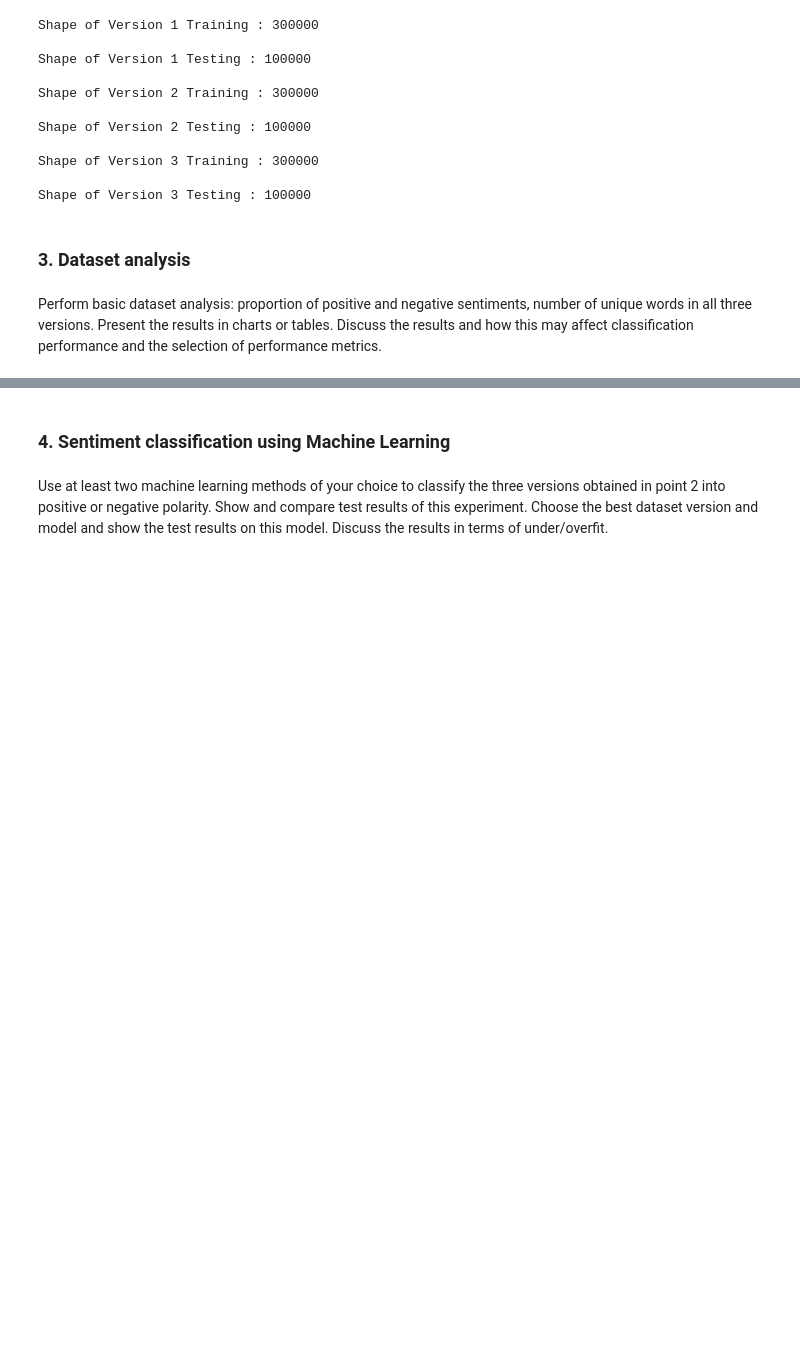
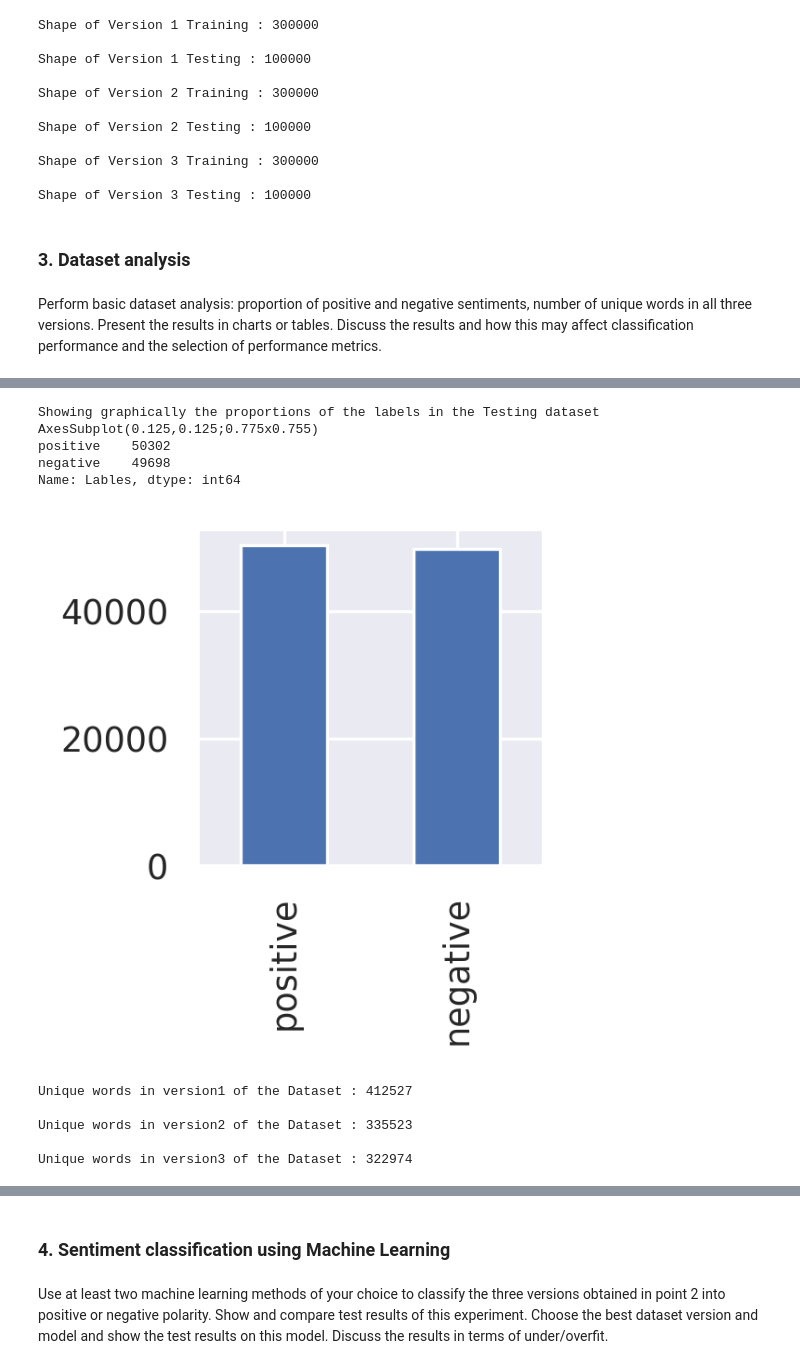
Before and after one commit to Anomaly1702/NLP_Basics, a Jupyter notebook: a1812913_Anubhav_assign1.ipynb, the cells around one changed output, grey strips where cells are left out. Cells and saved outputs as stored; diff of their text form; code cells hidden in the pictures; blank space fills up the shorter version.

```diff
--- a/a1812913_Anubhav_assign1.ipynb
+++ b/a1812913_Anubhav_assign1.ipynb
@@ -113,0 +147,40 @@ metrics.
+# %%
+sns.set()
+print("Showing graphically the proportions of the labels in the Testing dataset")
+print(test_label_df['Lables'].value_counts().plot(kind='bar',figsize=(2,2)))
+print(test_label_df['Lables'].value_counts())
+# %% [output]
+Showing graphically the proportions of the labels in the Testing dataset
+AxesSubplot(0.125,0.125;0.775x0.755)
+positive    50302
+negative    49698
+Name: Lables, dtype: int64
+[figure, added]
+# %%
+#Finding out Unique words in Version 1
+uniqe_version1 = {}
+for line in train_version1 :
+  for j in line :
+    uniqe_version1 [ j ] = None
+
+#Finding out Unique words in Version 2
+uniqe_version2 = {}
+for line in train_version2 :
+  for j in line :
+    uniqe_version2 [ j ] = None
+
+#Finding out Unique words in Version 3
+uniqe_version3 = {}
+for line in train_version3 :
+  for j in line :
+    uniqe_version3 [ j ] = None
+
+print ( f"Unique words in version1 of the Dataset : { len ( uniqe_version1 )} \n" )
+print ( f"Unique words in version2 of the Dataset : { len ( uniqe_version2 )} \n" )
+print ( f"Unique words in version3 of the Dataset : { len ( uniqe_version3 )} \n" )
+# %% [output]
+Unique words in version1 of the Dataset : 412527
+
+Unique words in version2 of the Dataset : 335523
+
+Unique words in version3 of the Dataset : 322974
```
Also changed, not shown: parts of 8 cells of this notebook.
